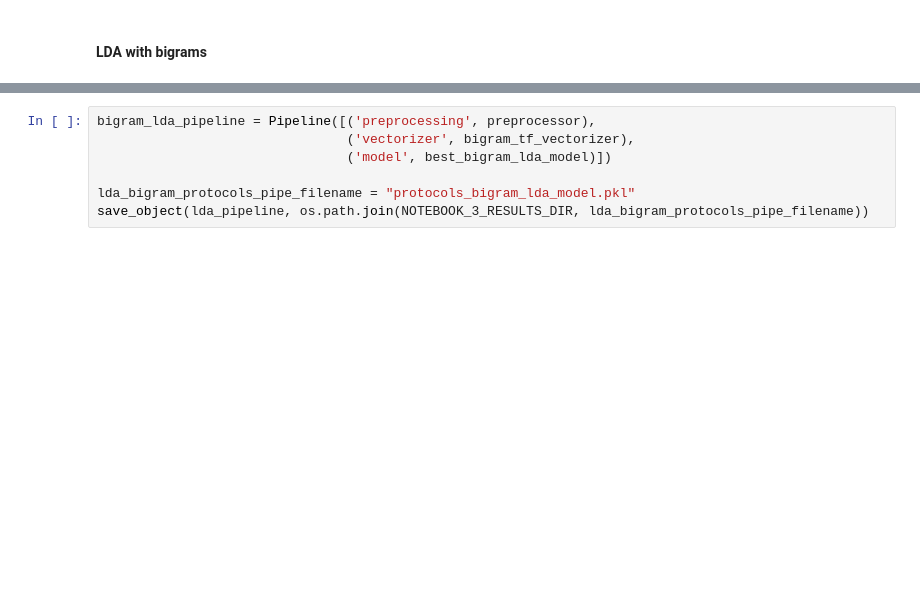
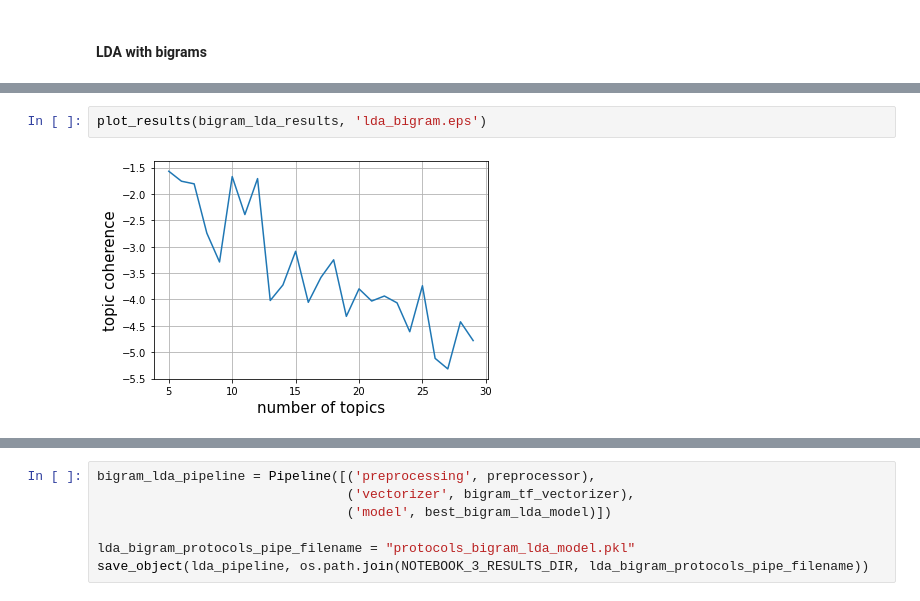
Before and after one commit to weso-edma/hercules-challenge-protocols, a Jupyter notebook: notebooks/3_Topic_Modelling.ipynb, the cells around one changed output, grey strips where cells are left out. Saved outputs shown, nothing was run; the diff lists cells and outputs as text; blank space fills up the shorter version.

```diff
--- a/notebooks/3_Topic_Modelling.ipynb
+++ b/notebooks/3_Topic_Modelling.ipynb
@@ -283,6 +297,10 @@ INFO:gensim.corpora.dictionary:built Dictionary(53925 unique tokens: ['scratch',
  LatentDirichletAllocation(n_components=27, random_state=42): -5.315590207844251,
  LatentDirichletAllocation(n_components=28, random_state=42): -4.422861197205934,
  LatentDirichletAllocation(n_components=29, random_state=42): -4.778657064720642}
+# %%
+plot_results(bigram_lda_results, 'lda_bigram.eps')
+# %% [output]
+[figure, added]
 # %%
 # best_bigram_lda_model = get_best_model(bigram_lda_results)
 best_bigram_lda_model = LatentDirichletAllocation(n_components=12)
```
Also changed, not shown: parts of 15 cells of this notebook, 8 other files.
